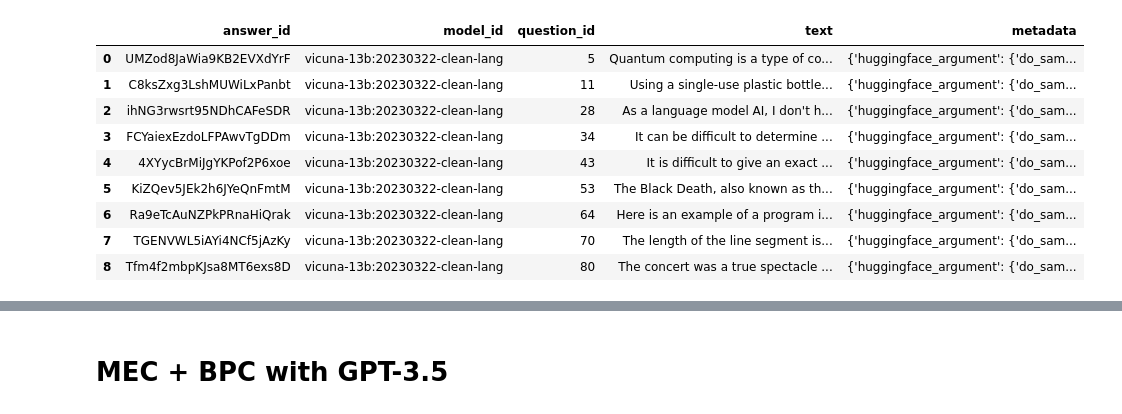
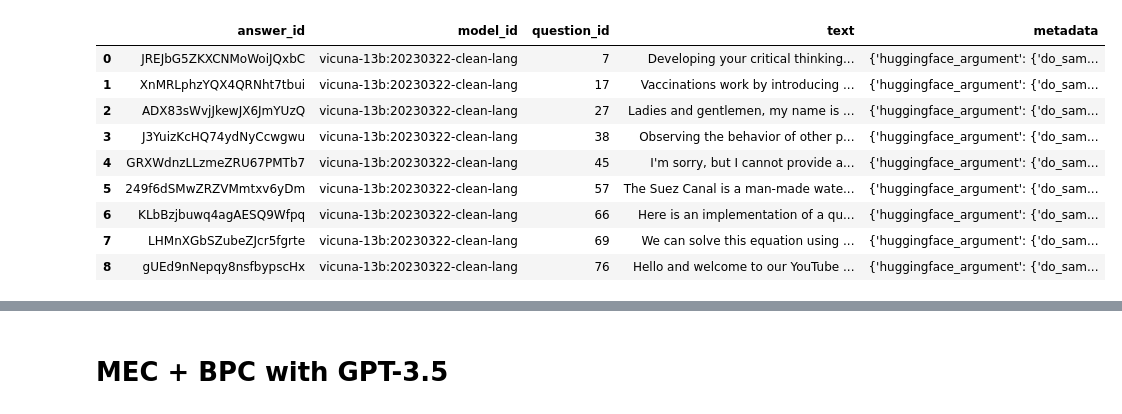
Before and after one commit to Thesis-LLM-as-a-judge-AUAS/fair-eval, a Jupyter notebook: sampled_vicuna_merging.ipynb, the cells around one changed output, grey strips where cells are left out. Cells and saved outputs as stored; diff of their text form; code cells hidden in the pictures.

```diff
--- a/sampled_vicuna_merging.ipynb
+++ b/sampled_vicuna_merging.ipynb
@@ -34,17 +37,17 @@ vanilla_gpt35_df
 # %%
-vanilla_vicuna_df = pd.read_json('./sampled/answer_vicuna/0.jsonl', lines=True)
+vanilla_vicuna_df = pd.read_json(f'./sampled/answer_vicuna/{GPT_QUESTION_NUMBER}.jsonl', lines=True)
 vanilla_vicuna_df
 # %% [output]
 |  | answer_id | model_id | question_id | text | metadata |
-| 0 | UMZod8JaWia9KB2EVXdYrF | vicuna-13b:20230322-clean-lang | 5 | Quantum computing is a type of co... | {'huggingface_argument': {'do_sam... |
-| 1 | C8ksZxg3LshMUWiLxPanbt | vicuna-13b:20230322-clean-lang | 11 | Using a single-use plastic bottle... | {'huggingface_argument': {'do_sam... |
-| 2 | ihNG3rwsrt95NDhCAFeSDR | vicuna-13b:20230322-clean-lang | 28 | As a language model AI, I don't h... | {'huggingface_argument': {'do_sam... |
-| 3 | FCYaiexEzdoLFPAwvTgDDm | vicuna-13b:20230322-clean-lang | 34 | It can be difficult to determine ... | {'huggingface_argument': {'do_sam... |
-| 4 | 4XYycBrMiJgYKPof2P6xoe | vicuna-13b:20230322-clean-lang | 43 | It is difficult to give an exact ... | {'huggingface_argument': {'do_sam... |
-| 5 | KiZQev5JEk2h6JYeQnFmtM | vicuna-13b:20230322-clean-lang | 53 | The Black Death, also known as th... | {'huggingface_argument': {'do_sam... |
-| 6 | Ra9eTcAuNZPkPRnaHiQrak | vicuna-13b:20230322-clean-lang | 64 | Here is an example of a program i... | {'huggingface_argument': {'do_sam... |
-| 7 | TGENVWL5iAYi4NCf5jAzKy | vicuna-13b:20230322-clean-lang | 70 | The length of the line segment is... | {'huggingface_argument': {'do_sam... |
-| 8 | Tfm4f2mbpKJsa8MT6exs8D | vicuna-13b:20230322-clean-lang | 80 | The concert was a true spectacle ... | {'huggingface_argument': {'do_sam... |
+| 0 | JREJbG5ZKXCNMoWoiJQxbC | vicuna-13b:20230322-clean-lang | 7 | Developing your critical thinking... | {'huggingface_argument': {'do_sam... |
+| 1 | XnMRLphzYQX4QRNht7tbui | vicuna-13b:20230322-clean-lang | 17 | Vaccinations work by introducing ... | {'huggingface_argument': {'do_sam... |
+| 2 | ADX83sWvjJkewJX6JmYUzQ | vicuna-13b:20230322-clean-lang | 27 | Ladies and gentlemen, my name is ... | {'huggingface_argument': {'do_sam... |
+| 3 | J3YuizKcHQ74ydNyCcwgwu | vicuna-13b:20230322-clean-lang | 38 | Observing the behavior of other p... | {'huggingface_argument': {'do_sam... |
+| 4 | GRXWdnzLLzmeZRU67PMTb7 | vicuna-13b:20230322-clean-lang | 45 | I'm sorry, but I cannot provide a... | {'huggingface_argument': {'do_sam... |
+| 5 | 249f6dSMwZRZVMmtxv6yDm | vicuna-13b:20230322-clean-lang | 57 | The Suez Canal is a man-made wate... | {'huggingface_argument': {'do_sam... |
+| 6 | KLbBzjbuwq4agAESQ9Wfpq | vicuna-13b:20230322-clean-lang | 66 | Here is an implementation of a qu... | {'huggingface_argument': {'do_sam... |
+| 7 | LHMnXGbSZubeZJcr5fgrte | vicuna-13b:20230322-clean-lang | 69 | We can solve this equation using ... | {'huggingface_argument': {'do_sam... |
+| 8 | gUEd9nNepqy8nsfbypscHx | vicuna-13b:20230322-clean-lang | 76 | Hello and welcome to our YouTube ... | {'huggingface_argument': {'do_sam... |
 # %%
 vanilla_merged_df = vanilla_vicuna_df \
     .merge(vanilla_gpt35_df, on='question_id', how='right', suffixes=('_vicuna', '_gpt')) \
```
Also changed, not shown: parts of 17 cells of this notebook, 49 other files.
